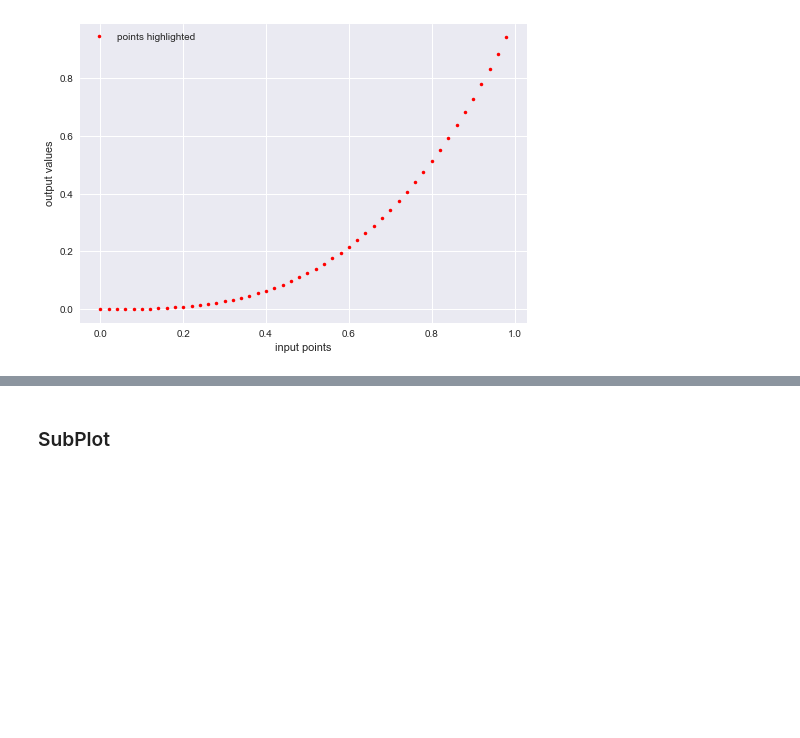
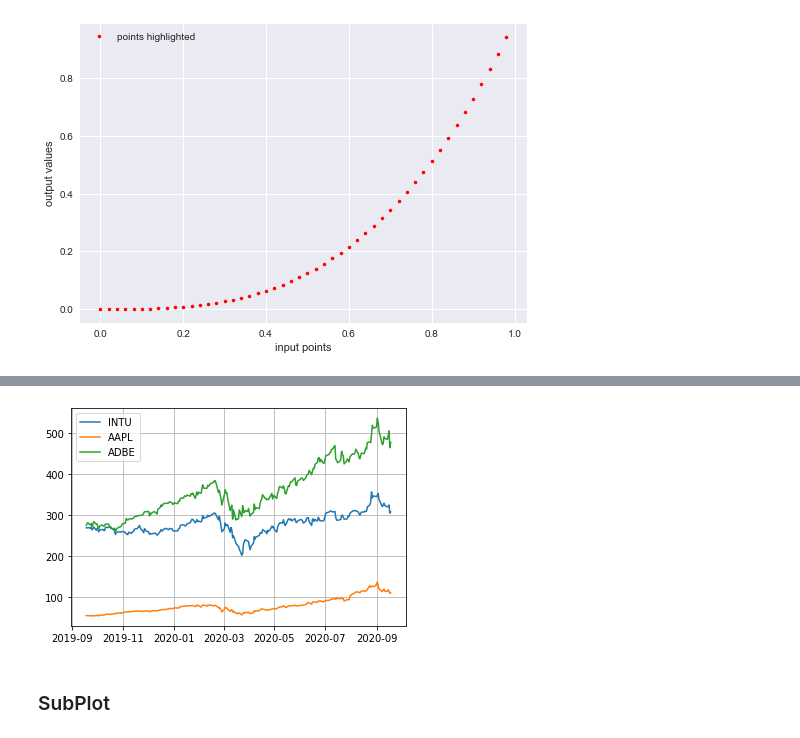
Before and after one commit to samewara/data-visualization, a Jupyter notebook: matplotlib-basic.ipynb, the cells around one changed output, grey strips where cells are left out. Saved outputs shown, nothing was run; the diff lists cells and outputs as text; code cells hidden in the pictures; blank space fills up the shorter version.

```diff
--- a/matplotlib-basic.ipynb
+++ b/matplotlib-basic.ipynb
@@ -53,3 +114,22 @@ plt.legend()
+# %%
+stocksdf1 = pd.read_csv('./data-files/stock-INTU.csv')
+stocksdf2 = pd.read_csv('./data-files/stock-AAPL.csv')
+stocksdf3 = pd.read_csv('./data-files/stock-ADBE.csv')
+
+stocksdf = pd.DataFrame()
+stocksdf['date'] = pd.to_datetime(stocksdf1['Date'])
+stocksdf['INTU'] = stocksdf1['Open']
+stocksdf['AAPL'] = stocksdf2['Open']
+stocksdf['ADBE'] = stocksdf3['Open']
+
+plt.plot(stocksdf['date'], stocksdf['INTU'])
+plt.plot(stocksdf['date'], stocksdf['AAPL'])
+plt.plot(stocksdf['date'], stocksdf['ADBE'])
+plt.legend(labels=['INTU','AAPL','ADBE'])
+plt.grid(True)
+plt.show()
+# %% [output]
+[figure, added]
 # %% [markdown]
 ### SubPlot
 # %%
```
Also changed, not shown: parts of 5 cells of this notebook, 5 other files.
